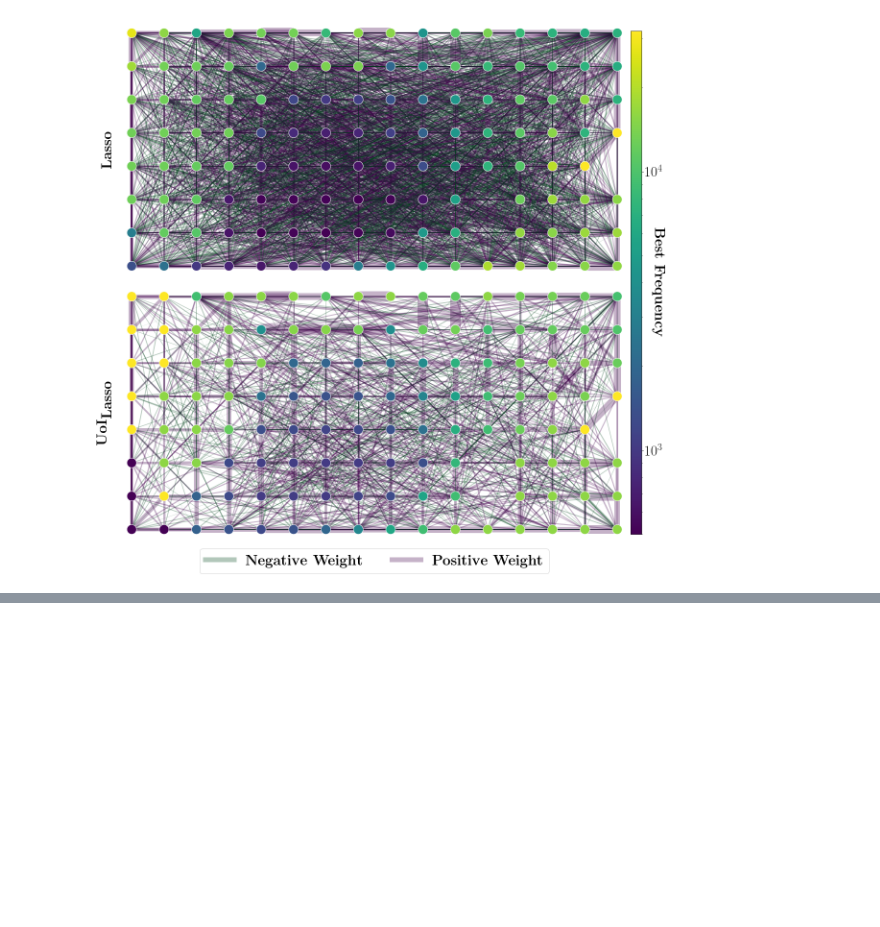
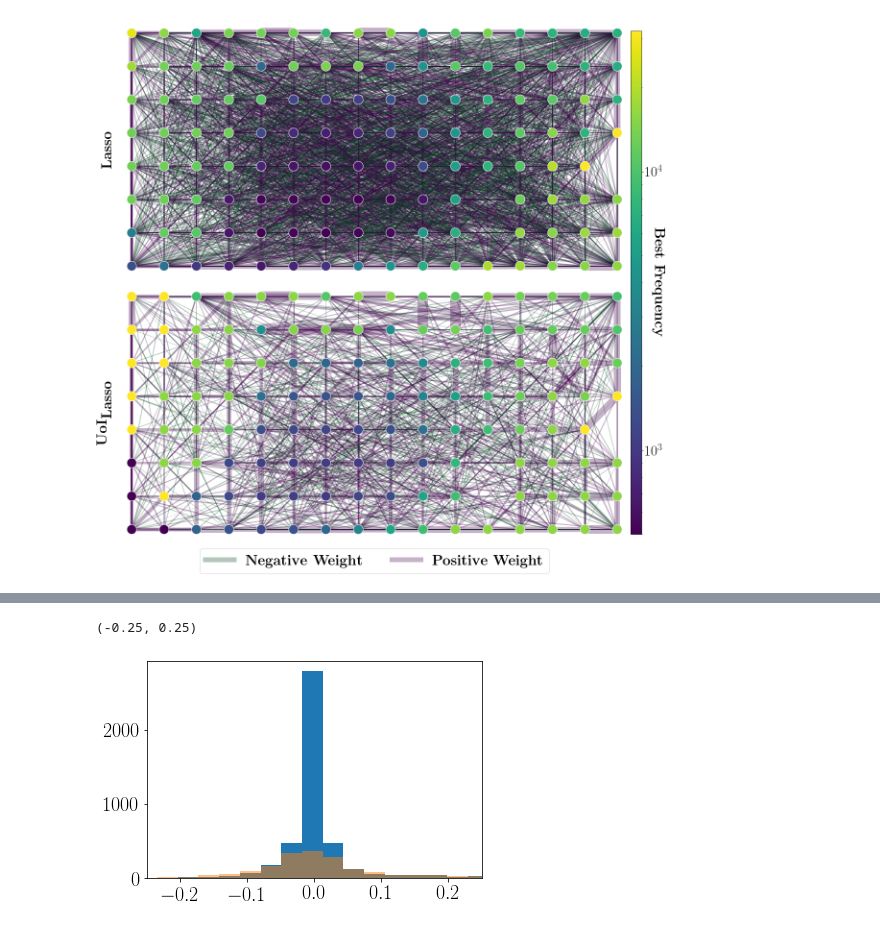
Before and after one commit to BouchardLab/neuroinference, a Jupyter notebook: notebooks/coupling/ecog_coupling_analysis.ipynb, the cells around one changed output, grey strips where cells are left out. Drawn from its saved outputs; the diff is of its cells as text; code cells hidden in the pictures; blank space fills up the shorter version.

```diff
--- a/notebooks/coupling/ecog_coupling_analysis.ipynb
+++ b/notebooks/coupling/ecog_coupling_analysis.ipynb
@@ -267,0 +283,7 @@ plt.show()
+# %%
+bins = plt.hist(lasso_median_coefs[lasso_median_coefs != 0], bins=50)
+plt.hist(uoi_median_coefs[uoi_median_coefs != 0], bins=bins[1], alpha=0.5)
+plt.xlim([-0.25, 0.25])
+# %% [output]
+(-0.25, 0.25)
+[figure, added]
```
Also changed, not shown: parts of 4 cells of this notebook, 2 other files.
